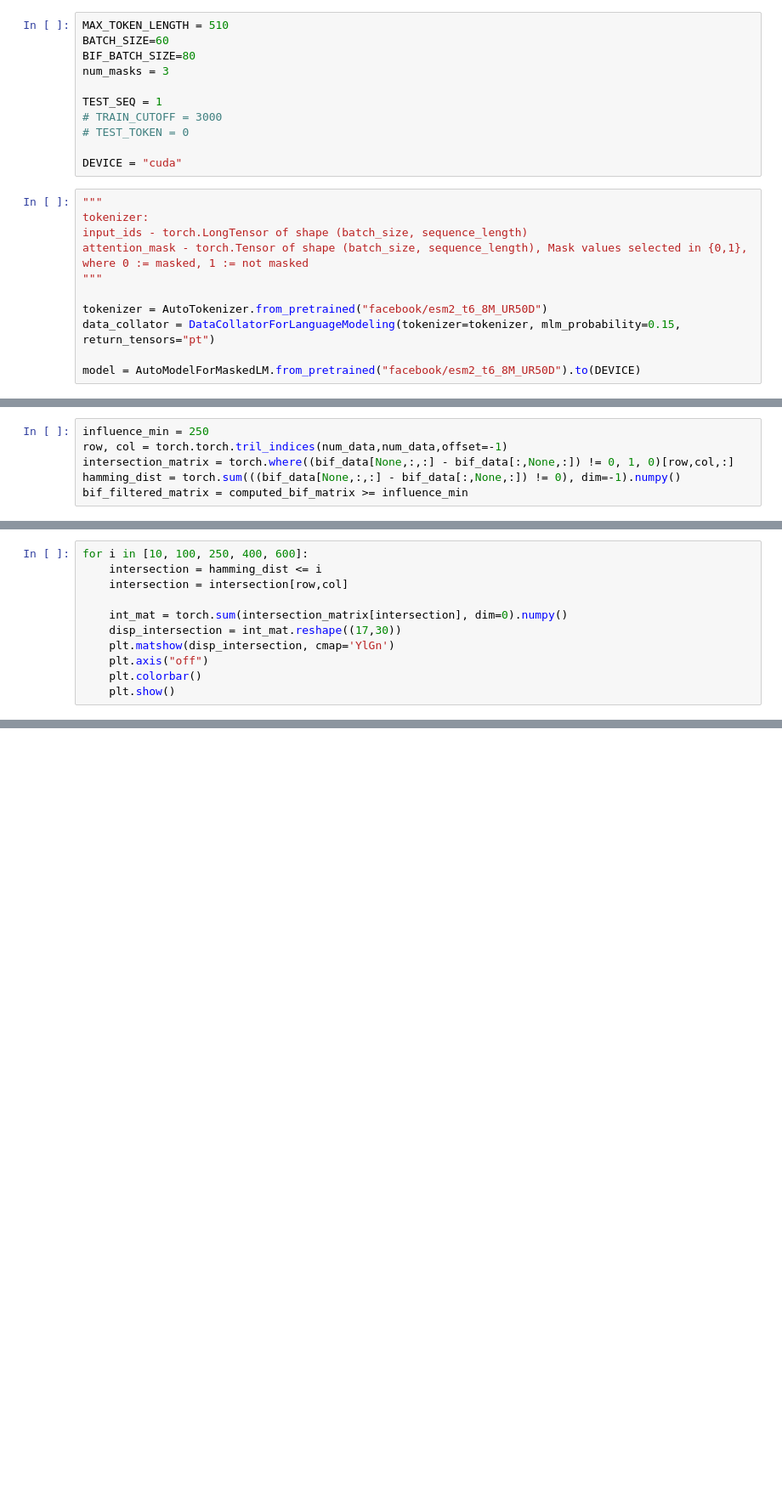
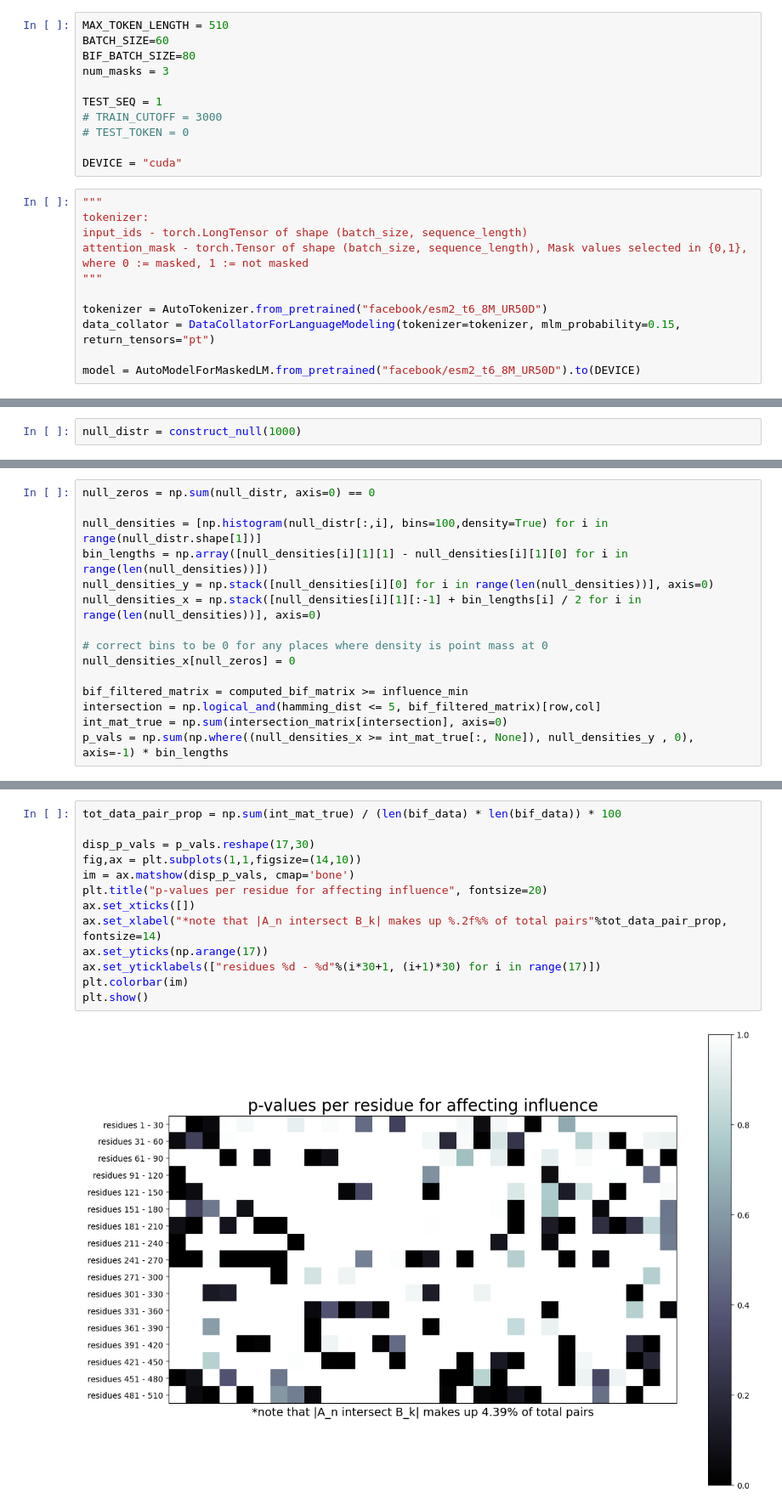
Before and after one commit to blab/sequence-vaes, a Jupyter notebook: ideas_exploration/ex3_exploratory_analysis.ipynb, the cells around one changed output, grey strips where cells are left out. Shown at 85% size. Cells and saved outputs as stored; diff of their text form; blank space fills up the shorter version.

```diff
--- a/ideas_exploration/ex3_exploratory_analysis.ipynb
+++ b/ideas_exploration/ex3_exploratory_analysis.ipynb
@@ -68,6 +176,2 @@ done extracting AAs!
 # %%
-influence_min = 250
-row, col = torch.torch.tril_indices(num_data,num_data,offset=-1)
-intersection_matrix = torch.where((bif_data[None,:,:] - bif_data[:,None,:]) != 0, 1, 0)[row,col,:]
-hamming_dist = torch.sum(((bif_data[None,:,:] - bif_data[:,None,:]) != 0), dim=-1).numpy()
-bif_filtered_matrix = computed_bif_matrix >= influence_min
+null_distr = construct_null(1000)
@@ -102,11 +179,0 @@ for i in [10, 100, 250, 400, 600]:
-# %%
-for i in [10, 100, 250, 400, 600]:
-    intersection = hamming_dist <= i
-    intersection = intersection[row,col]
-
-    int_mat = torch.sum(intersection_matrix[intersection], dim=0).numpy()
-    disp_intersection = int_mat.reshape((17,30))
-    plt.matshow(disp_intersection, cmap='YlGn')
-    plt.axis("off")
-    plt.colorbar()
-    plt.show()
@@ -118,0 +180,15 @@ for i in [10, 100, 250, 400, 600]:
+# %%
+null_zeros = np.sum(null_distr, axis=0) == 0
+
+null_densities = [np.histogram(null_distr[:,i], bins=100,density=True) for i in range(null_distr.shape[1])]
+bin_lengths = np.array([null_densities[i][1][1] - null_densities[i][1][0] for i in range(len(null_densities))])
+null_densities_y = np.stack([null_densities[i][0] for i in range(len(null_densities))], axis=0)
+null_densities_x = np.stack([null_densities[i][1][:-1] + bin_lengths[i] / 2 for i in range(len(null_densities))], axis=0)
+
+# correct bins to be 0 for any places where density is point mass at 0
+null_densities_x[null_zeros] = 0
+
+bif_filtered_matrix = computed_bif_matrix >= influence_min
+intersection = np.logical_and(hamming_dist <= 5, bif_filtered_matrix)[row,col]
+int_mat_true = np.sum(intersection_matrix[intersection], axis=0)
+p_vals = np.sum(np.where((null_densities_x >= int_mat_true[:, None]), null_densities_y , 0), axis=-1) * bin_lengths
@@ -118,0 +202,15 @@ for i in [10, 100, 250, 400, 600]:
+# %%
+tot_data_pair_prop = np.sum(int_mat_true) / (len(bif_data) * len(bif_data)) * 100
+
+disp_p_vals = p_vals.reshape(17,30)
+fig,ax = plt.subplots(1,1,figsize=(14,10))
+im = ax.matshow(disp_p_vals, cmap='bone')
+plt.title("p-values per residue for affecting influence", fontsize=20)
+ax.set_xticks([])
+ax.set_xlabel("*note that |A_n intersect B_k| makes up %.2f%% of total pairs"%tot_data_pair_prop, fontsize=14)
+ax.set_yticks(np.arange(17))
+ax.set_yticklabels(["residues %d - %d"%(i*30+1, (i+1)*30) for i in range(17)])
+plt.colorbar(im)
+plt.show()
+# %% [output]
+[figure, added]
```
Also changed, not shown: parts of 13 cells of this notebook.
